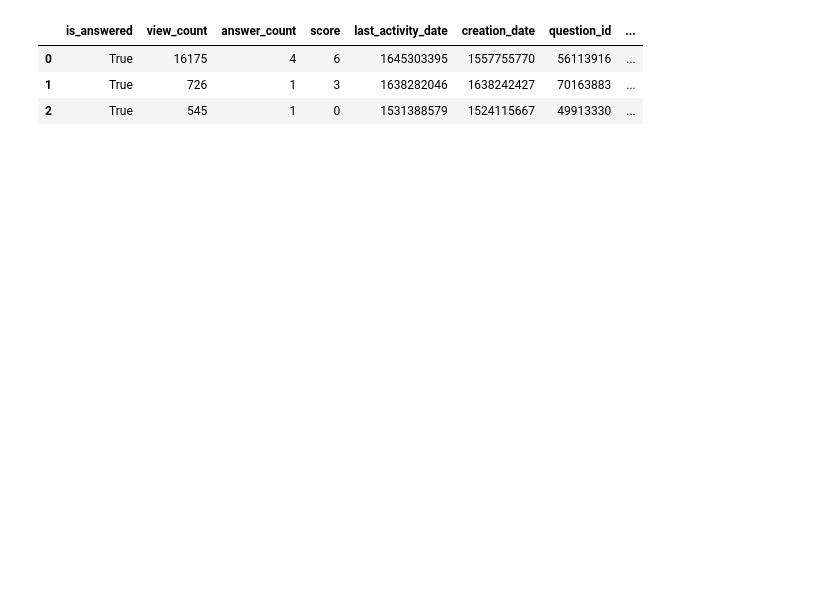
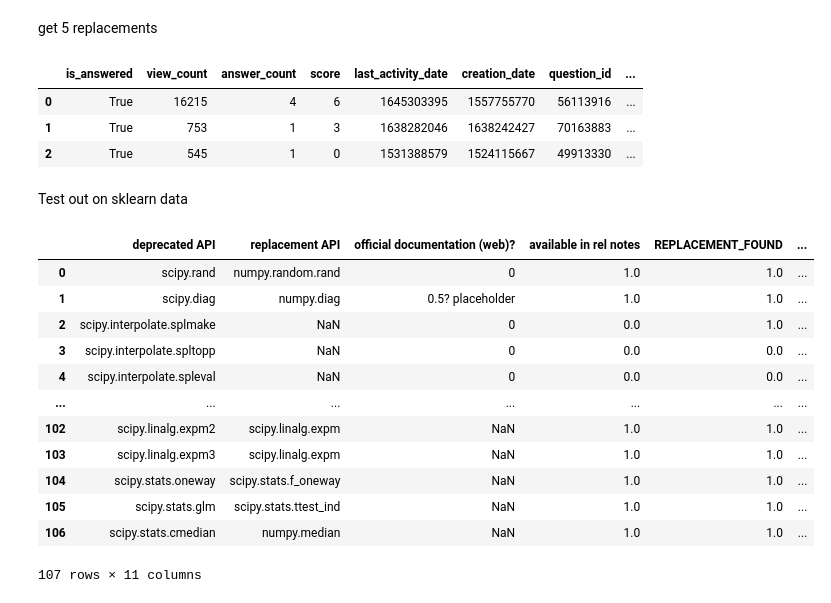
Before and after one commit to anglimin/IS706_project, a Jupyter notebook: StackOverflowAPI/testapi.ipynb, the cells around one changed output. Cells and saved outputs as stored; diff of their text form; code cells hidden in the pictures; blank space fills up the shorter version.

```diff
--- a/StackOverflowAPI/testapi.ipynb
+++ b/StackOverflowAPI/testapi.ipynb
@@ -86,12 +88,32 @@ def getStackQuestions(missing_api:str) -> pd.DataFrame:
     df = pd.json_normalize(filteredArr)
     df["possible_replacement"] = df["answer_body"].apply(lambda x: possible_replacement_api(missing_api,x))
     return df
+# %% [markdown]
+get 5 replacements
 # %%
 df = getStackQuestions("sklearn.externals.joblib")
+df
+# %% [output]
+|  | is_answered | view_count | answer_count | score | last_activity_date | creation_date | question_id | ... |
+| 0 | True | 16215 | 4 | 6 | 1645303395 | 1557755770 | 56113916 | ... |
+| 1 | True | 753 | 1 | 3 | 1638282046 | 1638242427 | 70163883 | ... |
+| 2 | True | 545 | 1 | 0 | 1531388579 | 1524115667 | 49913330 | ... |
-# %%
-df
-# %% [output]
-|  | is_answered | view_count | answer_count | score | last_activity_date | creation_date | question_id | ... |
-| 0 | True | 16175 | 4 | 6 | 1645303395 | 1557755770 | 56113916 | ... |
-| 1 | True | 726 | 1 | 3 | 1638282046 | 1638242427 | 70163883 | ... |
-| 2 | True | 545 | 1 | 0 | 1531388579 | 1524115667 | 49913330 | ... |
+# %% [markdown]
+Test out on sklearn data
+# %%
+scipy_df = pd.read_csv("Labeling - scipy.csv")
+scipy_df
+# %% [output]
+|  | deprecated API | replacement API | official documentation (web)? | available in rel notes | REPLACEMENT_FOUND | ... |
+| 0 | scipy.rand | numpy.random.rand | 0 | 1.0 | 1.0 | ... |
+| 1 | scipy.diag | numpy.diag | 0.5? placeholder | 1.0 | 1.0 | ... |
+| 2 | scipy.interpolate.splmake | NaN | 0 | 0.0 | 1.0 | ... |
+| 3 | scipy.interpolate.spltopp | NaN | 0 | 0.0 | 0.0 | ... |
+| 4 | scipy.interpolate.spleval | NaN | 0 | 0.0 | 0.0 | ... |
+| ... | ... | ... | ... | ... | ... | ... |
+| 102 | scipy.linalg.expm2 | scipy.linalg.expm | NaN | 1.0 | 1.0 | ... |
+| 103 | scipy.linalg.expm3 | scipy.linalg.expm | NaN | 1.0 | 1.0 | ... |
+| 104 | scipy.stats.oneway | scipy.stats.f_oneway | NaN | 1.0 | 1.0 | ... |
+| 105 | scipy.stats.glm | scipy.stats.ttest_ind | NaN | 1.0 | 1.0 | ... |
+| 106 | scipy.stats.cmedian | numpy.median | NaN | 1.0 | 1.0 | ... |
+107 rows × 11 columns
```
Also changed, not shown: parts of 9 cells of this notebook, 4 other files.
